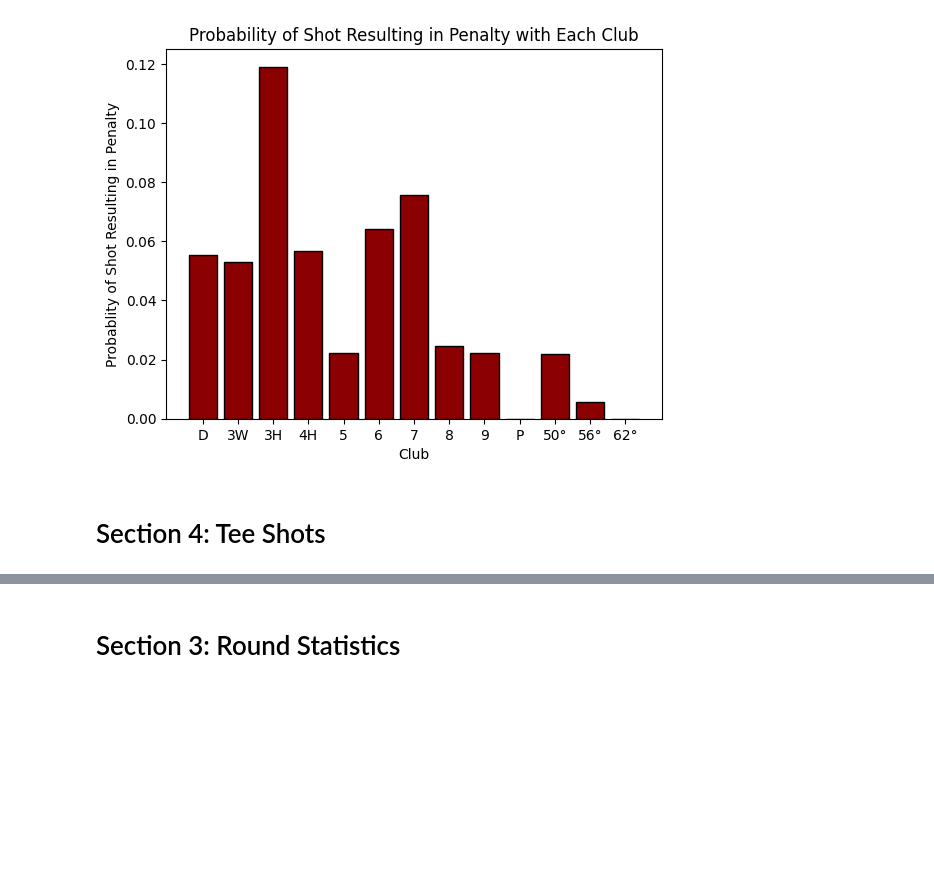
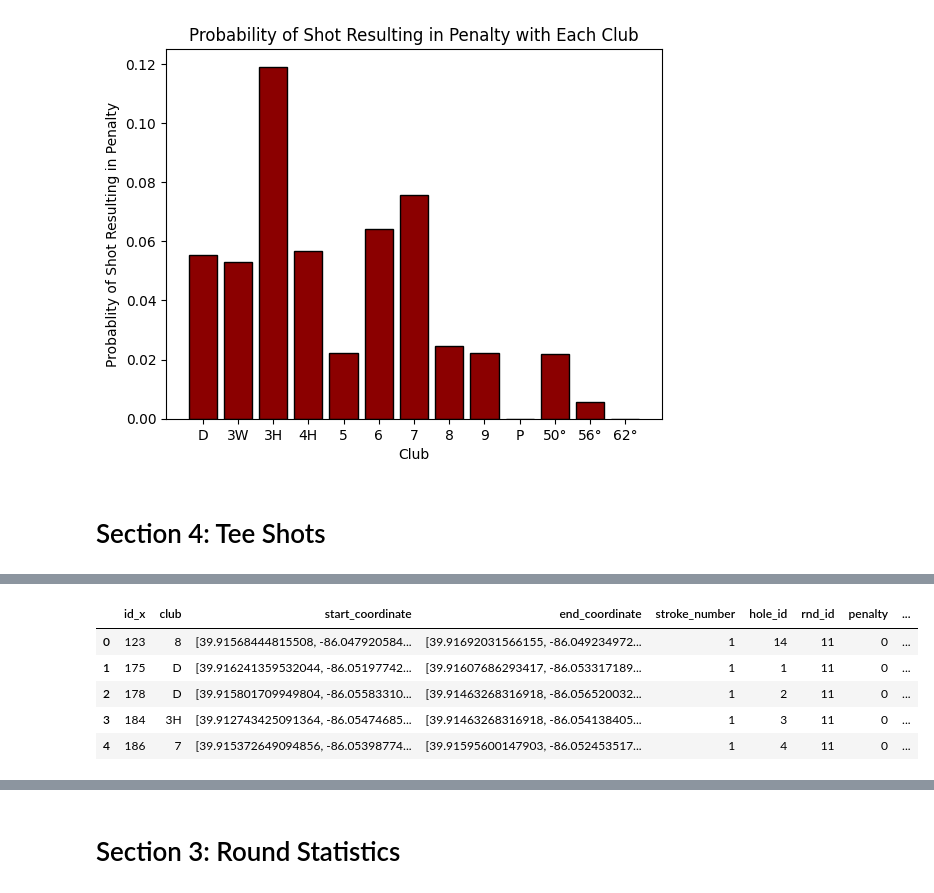
Before and after one commit to evklein/forehead-data-pipelines, a Jupyter notebook: 2024/2024.ipynb, the cells around one changed output, grey strips where cells are left out. Saved outputs shown, nothing was run; the diff lists cells and outputs as text; code cells hidden in the pictures; blank space fills up the shorter version.

```diff
--- a/2024/2024.ipynb
+++ b/2024/2024.ipynb
@@ -364,0 +362,15 @@ plt.show()
+# %%
+# Load stats for holes
+connection = sqlite3.connect("../data/10-28.sqlite3")
+hole_stats = pd.read_sql_query("SELECT * FROM round_holestats", connection)
+connection.close()
+
+tee_strokes = tee_strokes.merge(hole_stats, how='inner', left_on=['rnd_id', 'hole_id'], right_on=['rnd_id', 'hole_id'])
+tee_strokes.head()
+# %% [output]
+|  | id_x | club | start_coordinate | end_coordinate | stroke_number | hole_id | rnd_id | penalty | ... |
+| 0 | 123 | 8 | [39.91568444815508, -86.047920584... | [39.91692031566155, -86.049234972... | 1 | 14 | 11 | 0 | ... |
+| 1 | 175 | D | [39.916241359532044, -86.05197742... | [39.91607686293417, -86.053317189... | 1 | 1 | 11 | 0 | ... |
+| 2 | 178 | D | [39.915801709949804, -86.05583310... | [39.91463268316918, -86.056520032... | 1 | 2 | 11 | 0 | ... |
+| 3 | 184 | 3H | [39.912743425091364, -86.05474685... | [39.91463268316918, -86.054138405... | 1 | 3 | 11 | 0 | ... |
+| 4 | 186 | 7 | [39.915372649094856, -86.05398774... | [39.91595600147903, -86.052453517... | 1 | 4 | 11 | 0 | ... |
```
Also changed, not shown: parts of 5 cells of this notebook.
